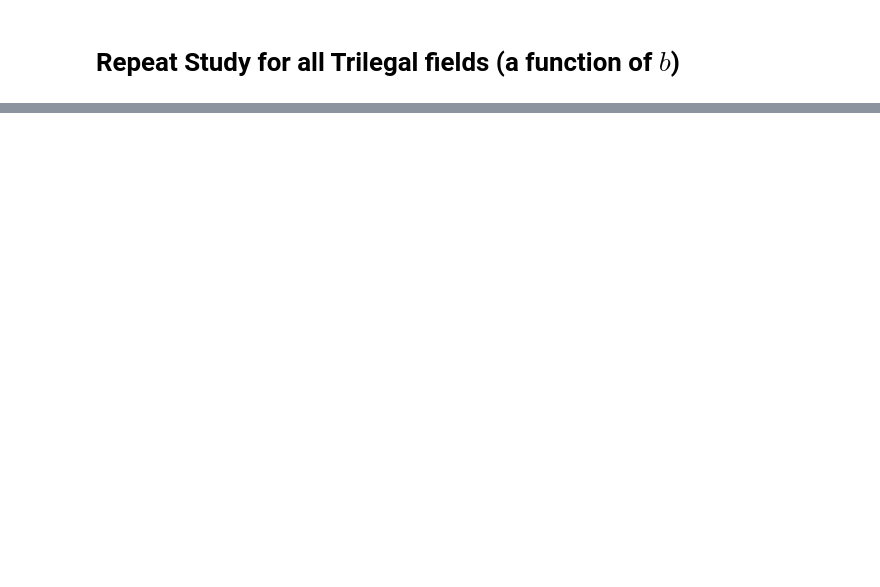
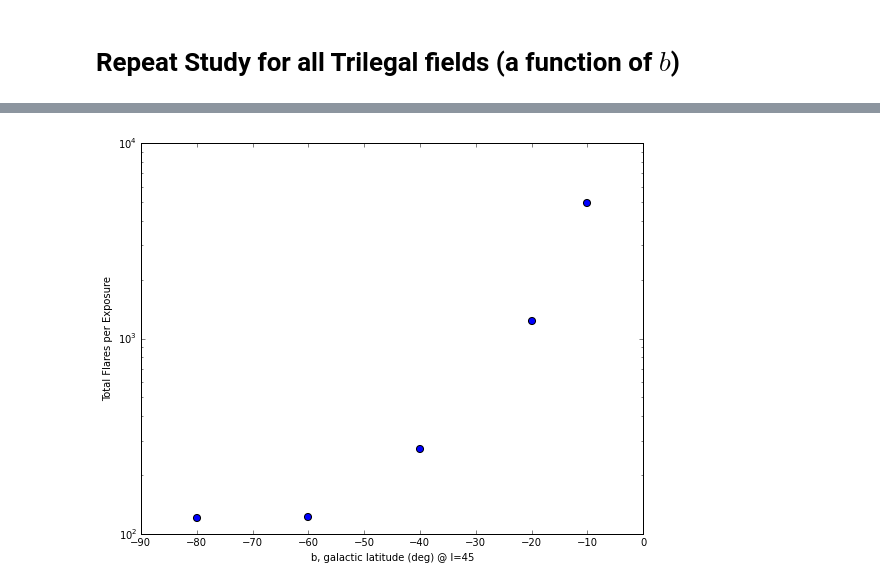
Before and after one commit to lsst-sims/MW-Flare, a Jupyter notebook: figures.ipynb, the cells around one changed output, grey strips where cells are left out. Drawn from its saved outputs; the diff is of its cells as text; code cells hidden in the pictures; blank space fills up the shorter version.

```diff
--- a/figures.ipynb
+++ b/figures.ipynb
@@ -309,0 +321,8 @@ plt.title('all stars in field, over all LSST exposures')
+# %%
+plt.figure(figsize=(9,7))
+plt.scatter(galb, totflares / Nstars / 900 * totstars, s=50)
+plt.xlabel('b, galactic latitude (deg) @ l=45')
+plt.ylabel('Total Flares per Exposure')
+plt.yscale('log')
+# %% [output]
+[figure, added]
```
Also changed, not shown: parts of 8 cells of this notebook, 1 other file.
